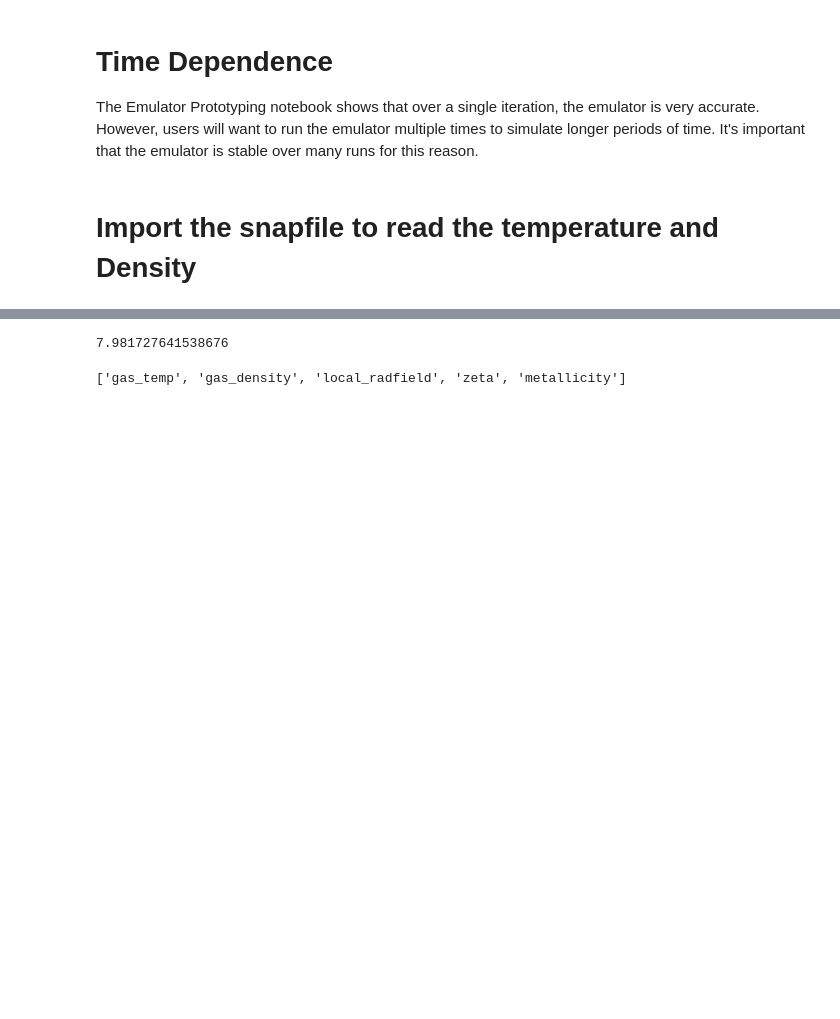
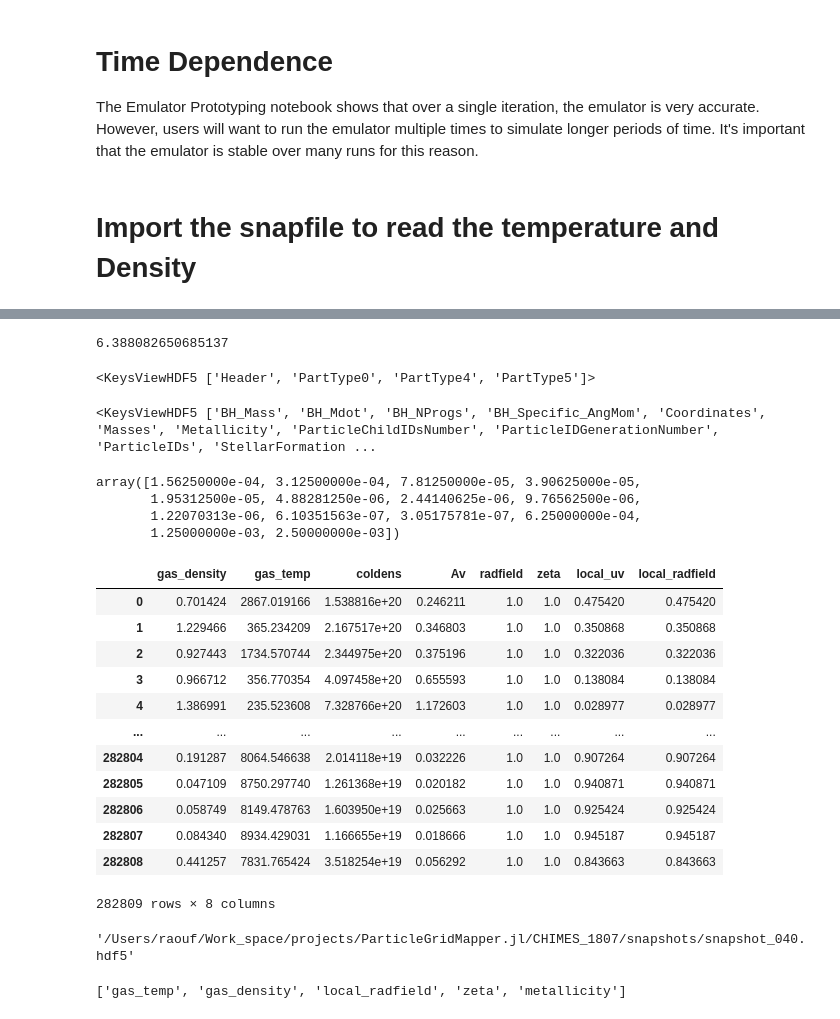
Before and after one commit to JuanDDiosRojas/LEAPS-2023, a Jupyter notebook: Gizmo_Chemulator-main/Notebooks/2 - Time Depedent Chemistry.ipynb, the cells around one changed output, grey strips where cells are left out. Cells and saved outputs as stored; diff of their text form; code cells hidden in the pictures; blank space fills up the shorter version.

```diff
--- a/Gizmo_Chemulator-main/Notebooks/2 - Time Depedent Chemistry.ipynb
+++ b/Gizmo_Chemulator-main/Notebooks/2 - Time Depedent Chemistry.ipynb
@@ -42,14 +164,12 @@ emulator.load_model("../emulators/local-uv-test/")
 # %%
+filename = './snapshot_060.hdf5'
 
-
-
-
-filename = "/Users/raouf/Work_space/projects/ParticleGridMapper.jl/CHIMES_1807/snapshots/snapshot_040.hdf5"
+#filename = "/Users/raouf/Work_space/projects/ParticleGridMapper.jl/CHIMES_1807/snapshots/snapshot_040.hdf5"
 # chimes_abundances = "/Users/raouf/Work_space/projects/ParticleGridMapper.jl/CHIMES_1807/snapshots/..."
 
 
 f = h5py.File(filename, "r")
-# input_data=pd.read_hdf("../data/Small-Network-Emulator-Input.hdf",key="df").reset_index(drop=True)
+#input_data=pd.read_hdf("../data/Small-Network-Emulator-Input.hdf",key="df").reset_index(drop=True)
 
 elemental_abundances=get_elemental_abundances(f["PartType0"]["ChimesAbundances"])
 mu  = (4.*mp)/(1.+3.*XH+4.*XH*elemental_abundances["E-"]) # mean Molecular weight
@@ -80,4 +200,12 @@ input_data["local_radfield"] = np.where(
 
 print(max(np.log10(input_data["gas_temp"])))
 # %% [output]
-7.981727641538676
+6.388082650685137
+# %%
+f.keys()
+# %% [output]
+<KeysViewHDF5 ['Header', 'PartType0', 'PartType4', 'PartType5']>
+# %%
+f['PartType5'].keys()
+# %% [output]
+<KeysViewHDF5 ['BH_Mass', 'BH_Mdot', 'BH_NProgs', 'BH_Specific_AngMom', 'Coordinates', 'Masses', 'Metallicity', 'ParticleChildIDsNumber', 'ParticleIDGenerationNumber', 'ParticleIDs', 'StellarFormation ...
@@ -84,3 +214,30 @@ print(max(np.log10(input_data["gas_temp"])))
+# %%
+times[0].unique()
+# %% [output]
+array([1.56250000e-04, 3.12500000e-04, 7.81250000e-05, 3.90625000e-05,
+       1.95312500e-05, 4.88281250e-06, 2.44140625e-06, 9.76562500e-06,
+       1.22070313e-06, 6.10351563e-07, 3.05175781e-07, 6.25000000e-04,
+       1.25000000e-03, 2.50000000e-03])
+# %%
+input_data
+# %% [output]
+|  | gas_density | gas_temp | coldens | Av | radfield | zeta | local_uv | local_radfield |
+| 0 | 0.701424 | 2867.019166 | 1.538816e+20 | 0.246211 | 1.0 | 1.0 | 0.475420 | 0.475420 |
+| 1 | 1.229466 | 365.234209 | 2.167517e+20 | 0.346803 | 1.0 | 1.0 | 0.350868 | 0.350868 |
+| 2 | 0.927443 | 1734.570744 | 2.344975e+20 | 0.375196 | 1.0 | 1.0 | 0.322036 | 0.322036 |
+| 3 | 0.966712 | 356.770354 | 4.097458e+20 | 0.655593 | 1.0 | 1.0 | 0.138084 | 0.138084 |
+| 4 | 1.386991 | 235.523608 | 7.328766e+20 | 1.172603 | 1.0 | 1.0 | 0.028977 | 0.028977 |
+| ... | ... | ... | ... | ... | ... | ... | ... | ... |
+| 282804 | 0.191287 | 8064.546638 | 2.014118e+19 | 0.032226 | 1.0 | 1.0 | 0.907264 | 0.907264 |
+| 282805 | 0.047109 | 8750.297740 | 1.261368e+19 | 0.020182 | 1.0 | 1.0 | 0.940871 | 0.940871 |
+| 282806 | 0.058749 | 8149.478763 | 1.603950e+19 | 0.025663 | 1.0 | 1.0 | 0.925424 | 0.925424 |
+| 282807 | 0.084340 | 8934.429031 | 1.166655e+19 | 0.018666 | 1.0 | 1.0 | 0.945187 | 0.945187 |
+| 282808 | 0.441257 | 7831.765424 | 3.518254e+19 | 0.056292 | 1.0 | 1.0 | 0.843663 | 0.843663 |
+282809 rows × 8 columns
+# %%
+filename
+# %% [output]
+'/Users/raouf/Work_space/projects/ParticleGridMapper.jl/CHIMES_1807/snapshots/snapshot_040.hdf5'
 # %%
 emulator.physics_labels
 # %% [output]
```
Also changed, not shown: parts of 17 cells of this notebook, 1 other file.
